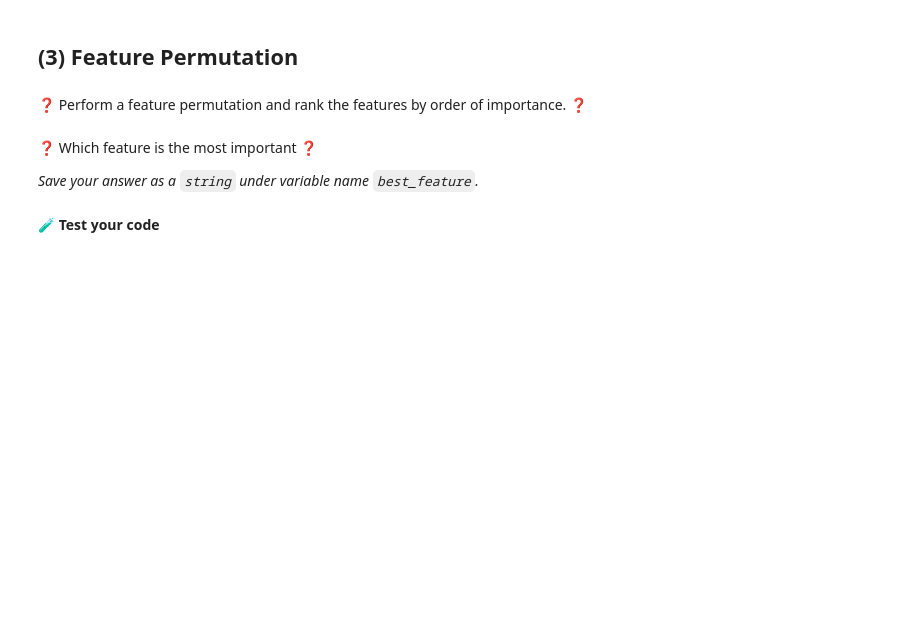
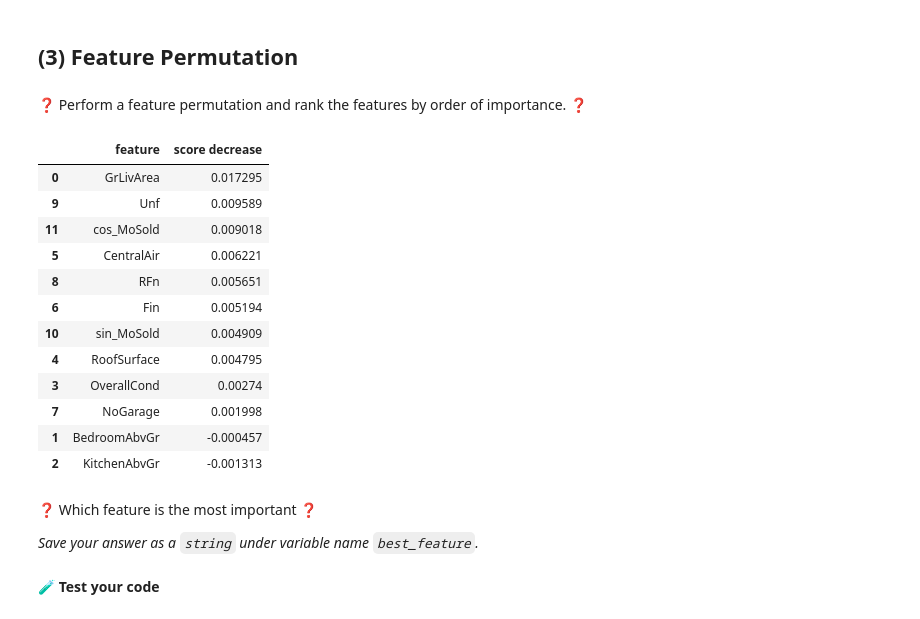
Before and after one commit to diogoalex97/issues, a Jupyter notebook: Feature-Selection.ipynb, the cells around one changed output. Cells and saved outputs as stored; diff of their text form; code cells hidden in the pictures; blank space fills up the shorter version.

```diff
--- a/Feature-Selection.ipynb
+++ b/Feature-Selection.ipynb
@@ -136,3 +134,38 @@ git push origin master
+# %%
+from sklearn.inspection import permutation_importance
+from sklearn.model_selection import cross_val_score
+from sklearn.linear_model import LogisticRegression
+
+X= data[["GrLivArea","BedroomAbvGr","KitchenAbvGr","OverallCond","RoofSurface","CentralAir","Fin","NoGarage","RFn","Unf","sin_MoSold","cos_MoSold"]]
+y= data["SalePrice"]
+
+# Fit model
+log_model = LogisticRegression().fit(X, y)
+
+# Performs Permutation
+permutation_score = permutation_importance(log_model, X, y, n_repeats=12)
+
+# Unstack results showing the decrease in performance after shuffling features
+importance_df = pd.DataFrame(np.vstack((X.columns,
+                                        permutation_score.importances_mean)).T)
+importance_df.columns=['feature','score decrease']
+
+# Show the important features
+importance_df.sort_values(by="score decrease", ascending = False)
+# %% [output]
+|  | feature | score decrease |
+| 0 | GrLivArea | 0.017295 |
+| 9 | Unf | 0.009589 |
+| 11 | cos_MoSold | 0.009018 |
+| 5 | CentralAir | 0.006221 |
+| 8 | RFn | 0.005651 |
+| 6 | Fin | 0.005194 |
+| 10 | sin_MoSold | 0.004909 |
+| 4 | RoofSurface | 0.004795 |
+| 3 | OverallCond | 0.00274 |
+| 7 | NoGarage | 0.001998 |
+| 1 | BedroomAbvGr | -0.000457 |
+| 2 | KitchenAbvGr | -0.001313 |
 # %% [markdown]
 ❓ Which feature is the most important ❓
 
```
Also changed, not shown: parts of 7 cells of this notebook, 1 other file.
